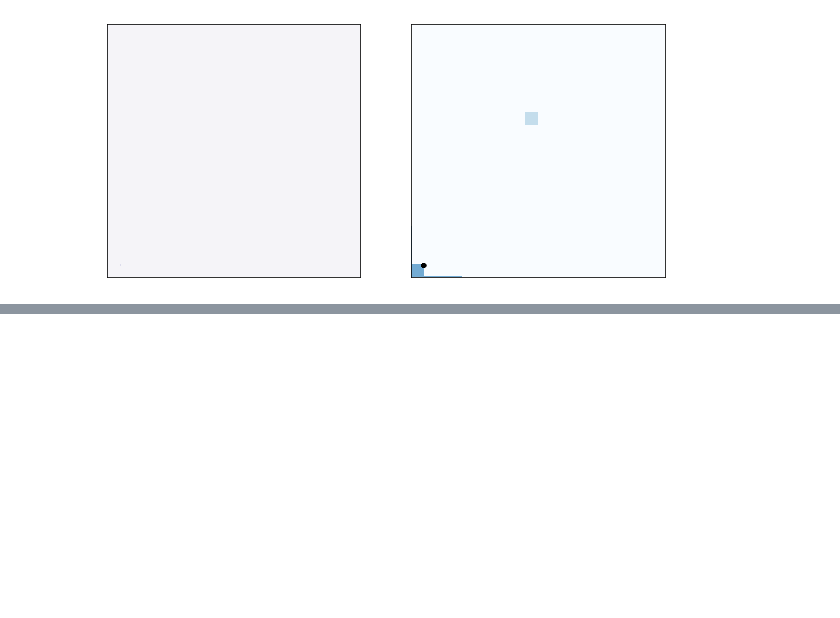
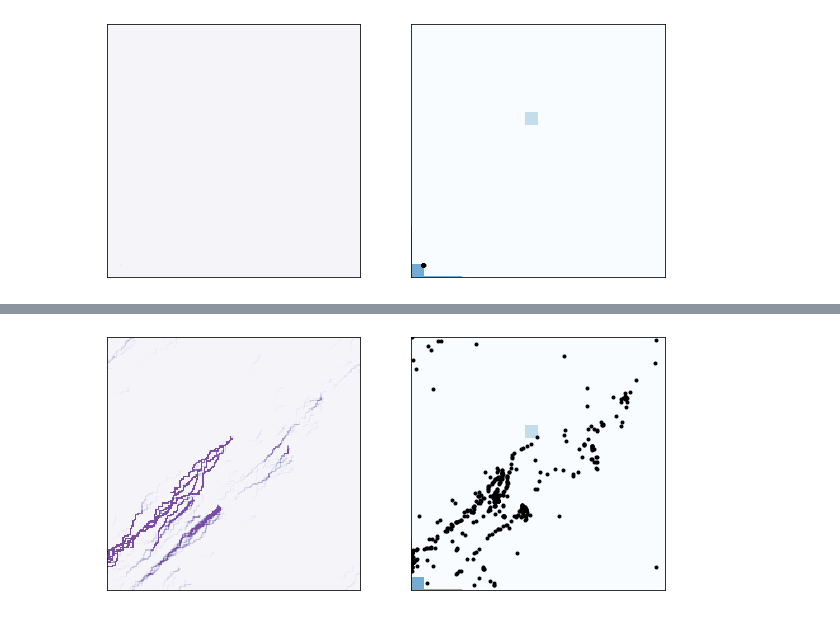
Before and after one commit to davidt315/ant_foraging_model, a Jupyter notebook: code/will_sandbox.ipynb, the cells around one changed output, grey strips where cells are left out. Cells and saved outputs as stored; diff of their text form; code cells hidden in the pictures; blank space fills up the shorter version.

```diff
--- a/code/will_sandbox.ipynb
+++ b/code/will_sandbox.ipynb
@@ -312,0 +313,5 @@ env.animate(frames=500)
+# %%
+env.draw()
+plt.savefig("example_run_1500.png")
+# %% [output]
+[figure, added]
```
Also changed, not shown: parts of 2 cells of this notebook, 6 other files.
